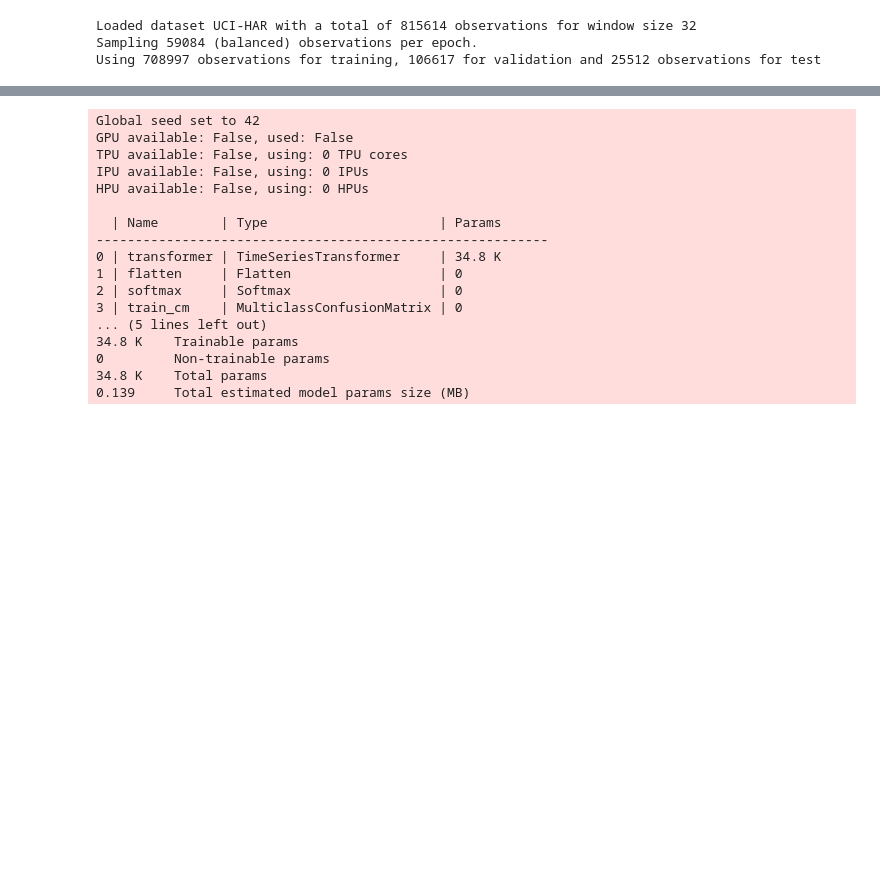
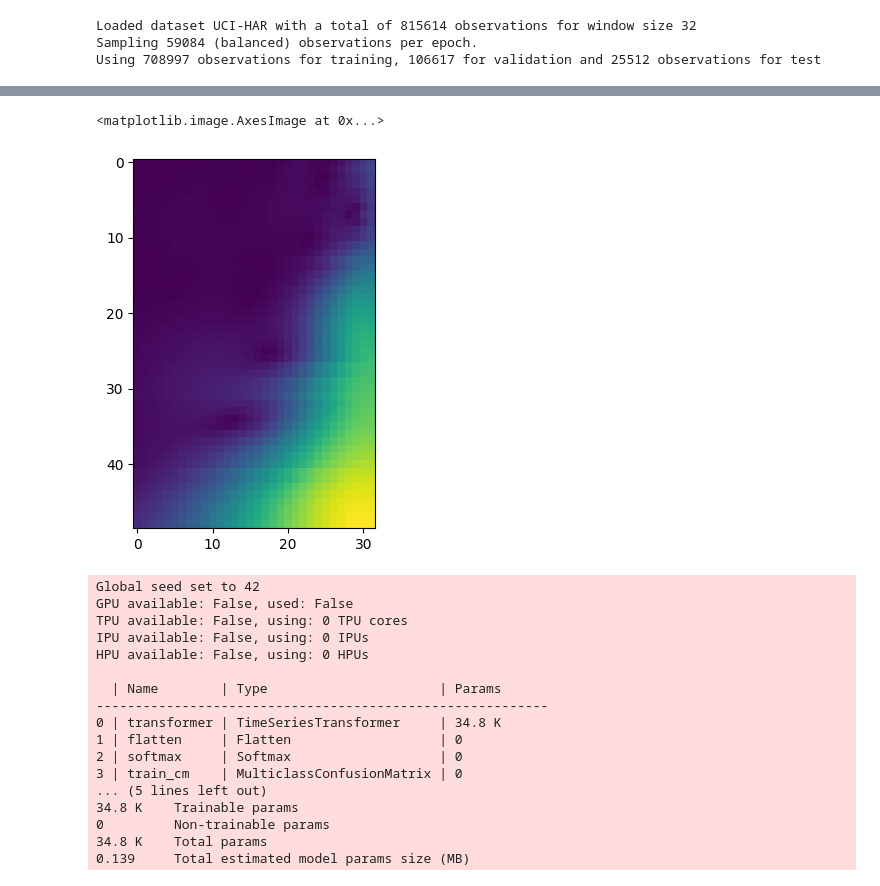
Before and after one commit to rcoteru/s3ts, a Jupyter notebook: test.ipynb, the cells around one changed output, grey strips where cells are left out. Drawn from its saved outputs; the diff is of its cells as text; code cells hidden in the pictures; blank space fills up the shorter version.

```diff
--- a/test.ipynb
+++ b/test.ipynb
@@ -35,3 +66,8 @@ Using 708997 observations for training, 106617 for validation and 25512 observat
+# %%
+plt.imshow(res2[0, 5, :, :])
+# %% [output]
+<matplotlib.image.AxesImage at 0x...>
+[figure, added]
 # %%
 model = TransformerWrapper(
     dsrc="ts",
```
Also changed, not shown: parts of 10 cells of this notebook, 4 other files.
